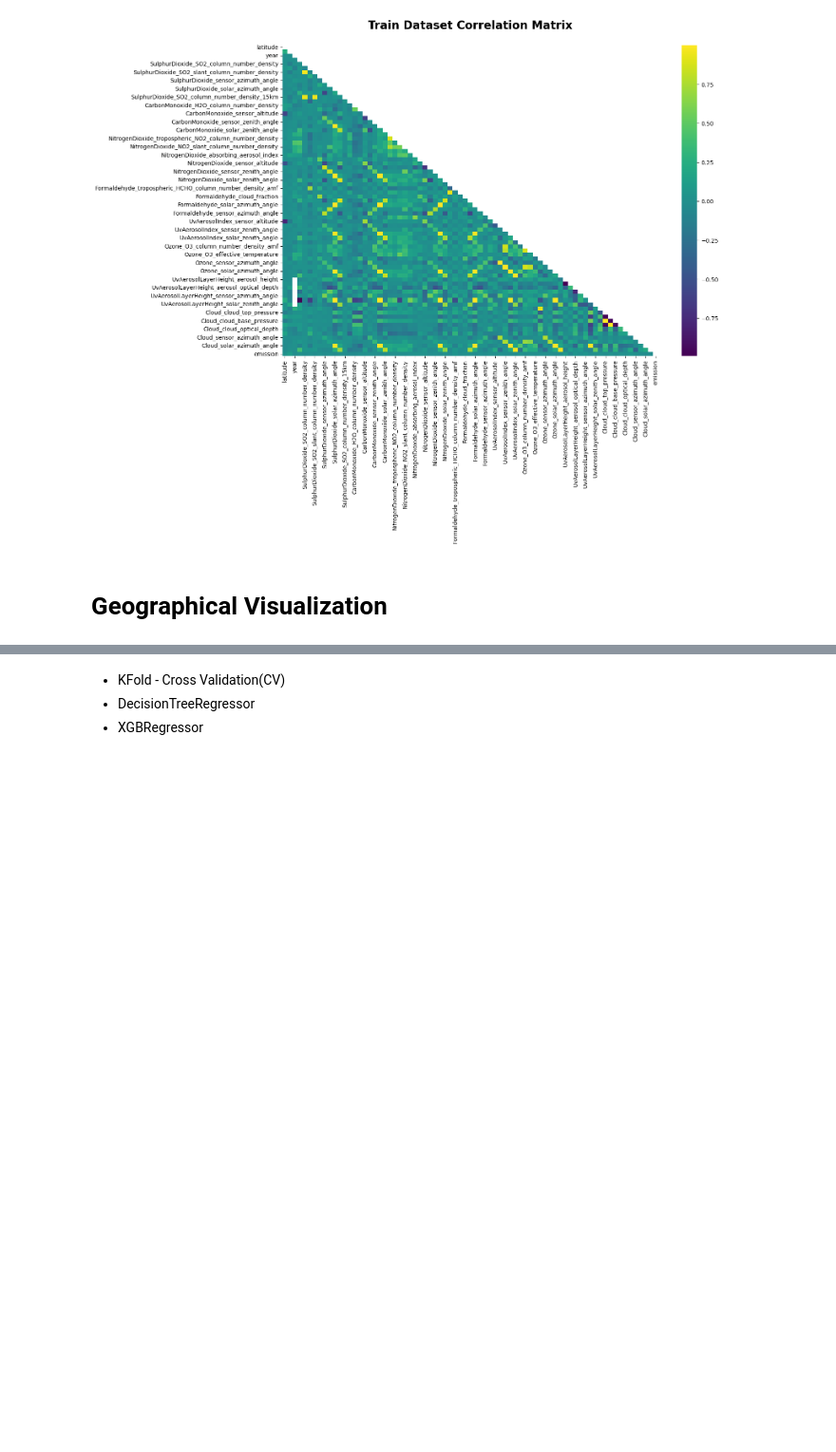
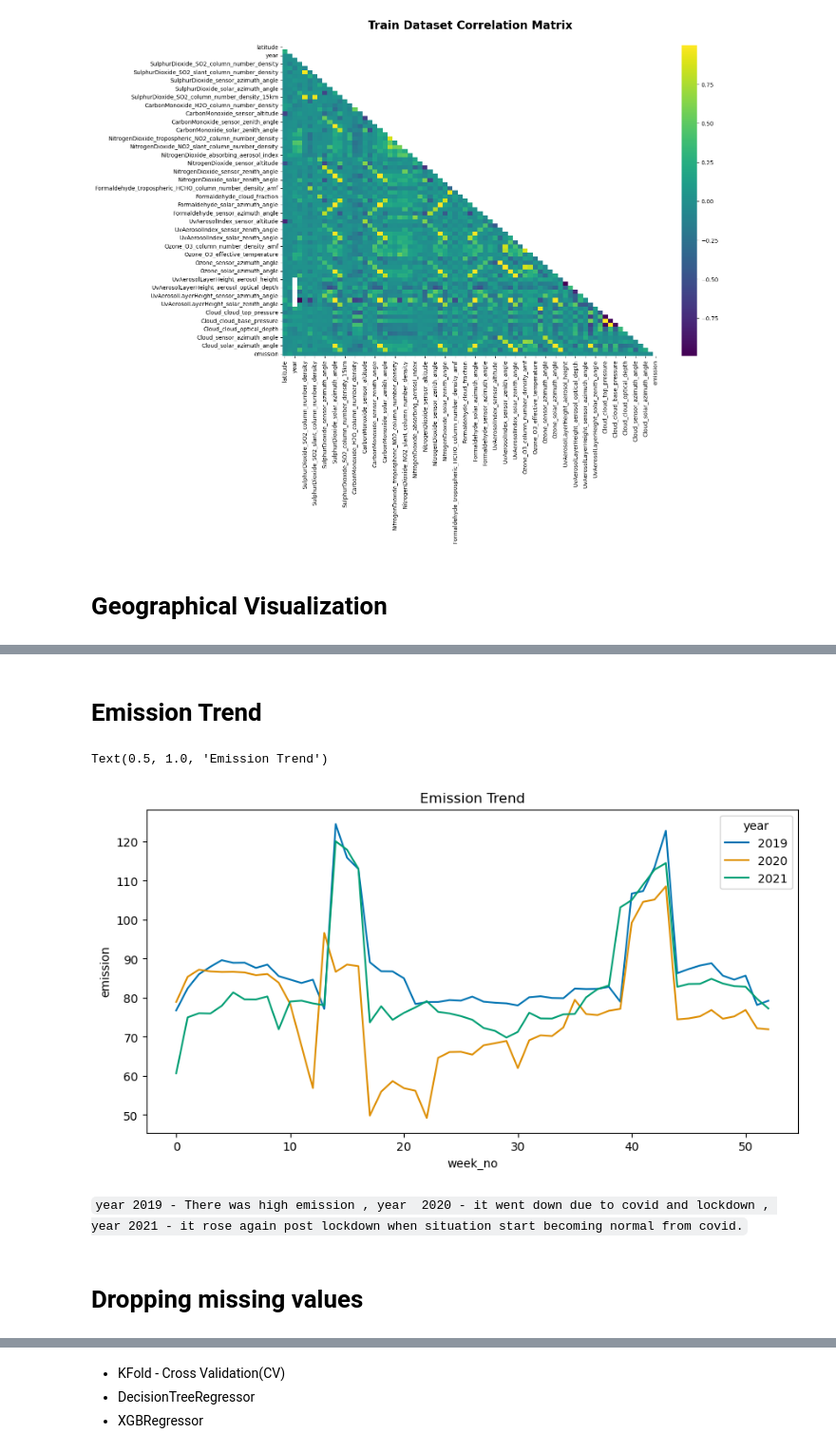
Before and after one commit to kumaramardeep342/Kaggle-Data-Science-Learning, a Jupyter notebook: predict-co2-emissions-s3ep20.ipynb, the cells around one changed output, grey strips where cells are left out. Shown at 95% size. Cells and saved outputs as stored; diff of their text form; code cells hidden in the pictures; blank space fills up the shorter version.

Commit message:
Kaggle Notebook | Predict CO2 Emissions S3EP20 | Version 8

```diff
--- a/predict-co2-emissions-s3ep20.ipynb
+++ b/predict-co2-emissions-s3ep20.ipynb
@@ -259,3 +259,18 @@ all_data_map.fit_bounds(all_data_map.get_bounds())
 all_data_map
 # %% [output]
 [interactive output not drawn]
+# %% [markdown]
+# Emission Trend
+# %%
+#palette - Method for choosing the colors to use when mapping the hue semantic.
+#errorbar - The errorbar is shown as a line that extends above and below the line plot. The length of the errorbar represents the uncertainty in the data.
+plt.figure(figsize=(10,5))
+sns.lineplot(data=train_df,x='week_no',y='emission',hue='year',palette = 'colorblind',errorbar=None)
+plt.title('Emission Trend')
+# %% [output]
+Text(0.5, 1.0, 'Emission Trend')
+[figure, added]
+# %% [markdown]
+`year 2019 - There was high emission , year  2020 - it went down due to covid and lockdown , year 2021 - it rose again post lockdown when situation start becoming normal from covid.`
+# %% [markdown]
+# Dropping missing values
```
Also changed, not shown: parts of 6 cells of this notebook.
